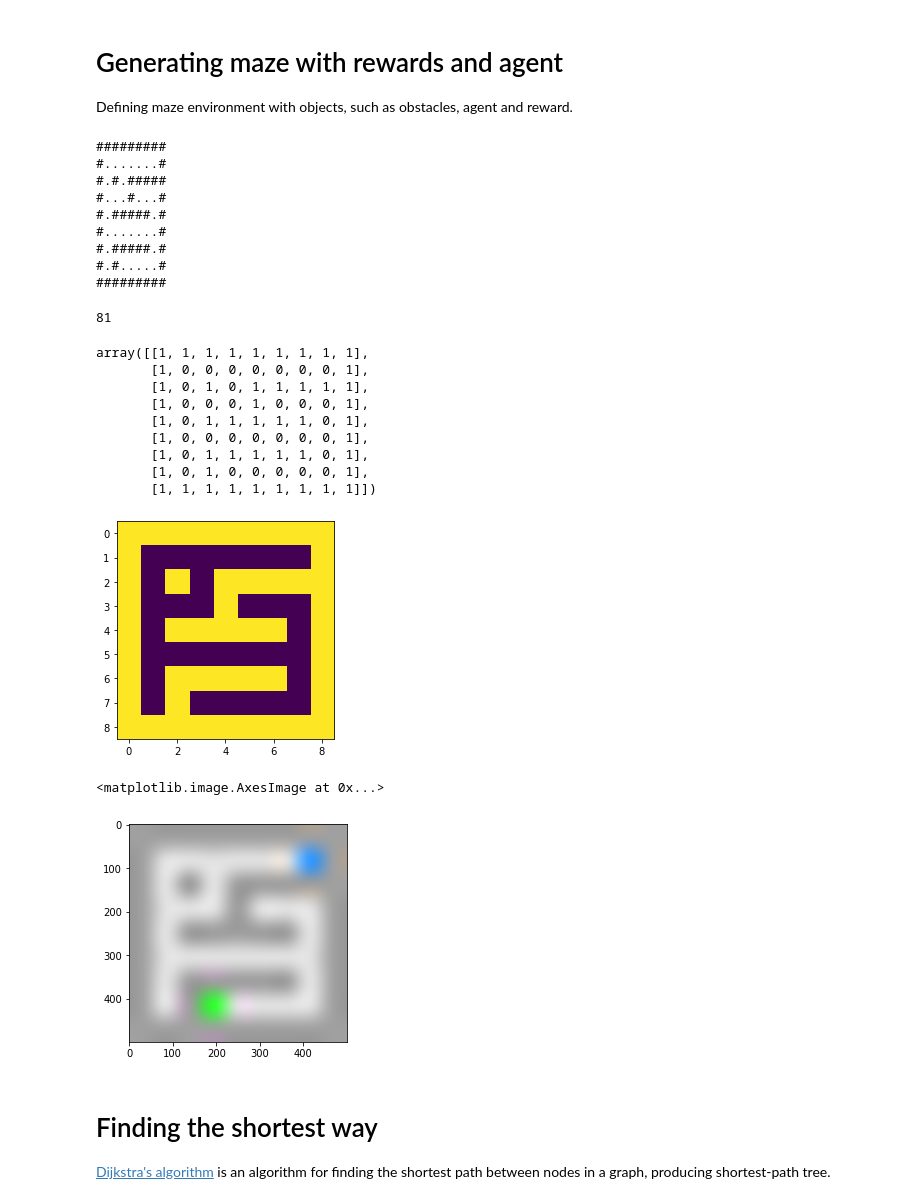
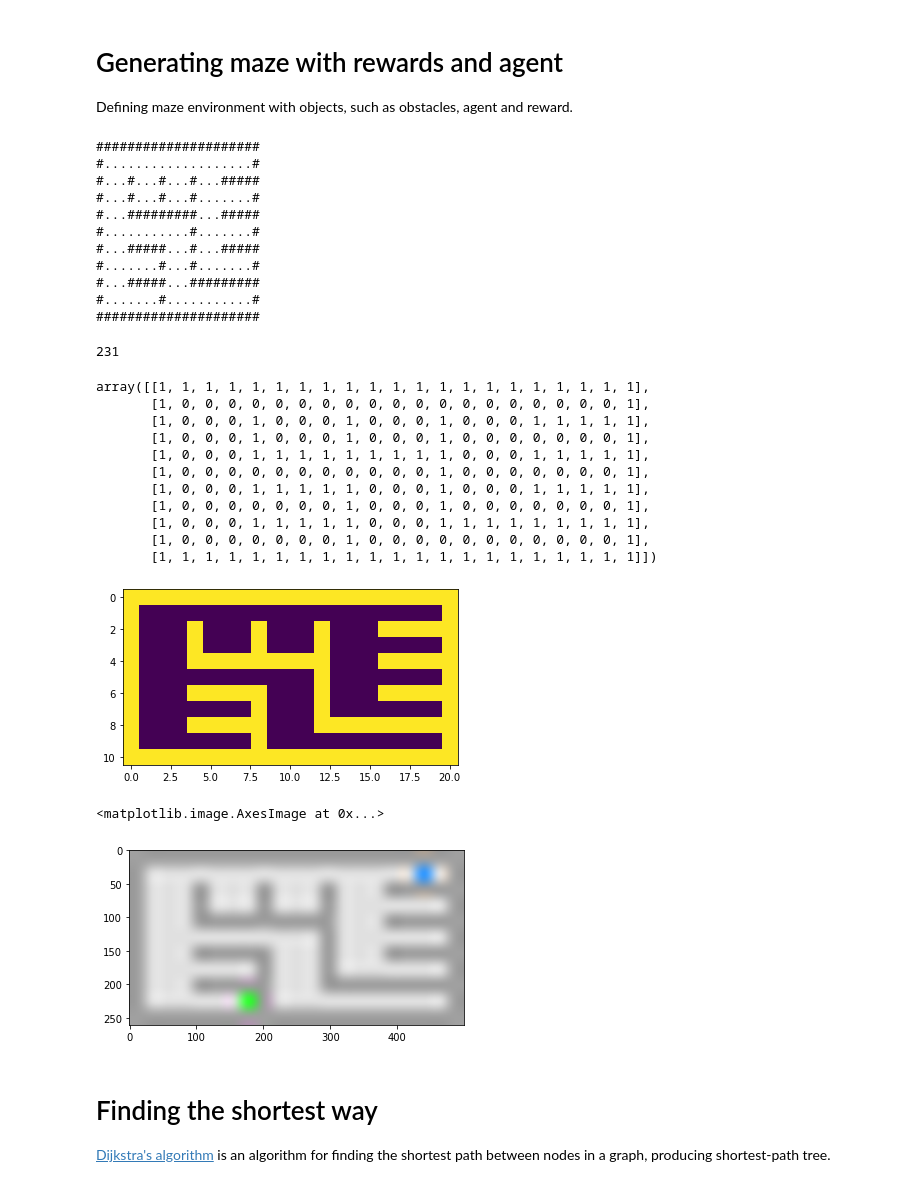
Before and after one commit to wsojka00/graph_navig, a Jupyter notebook: mazelab/experiment.ipynb, the cells around one changed output. Drawn from its saved outputs; the diff is of its cells as text; code cells hidden in the pictures.

```diff
--- a/mazelab/experiment.ipynb
+++ b/mazelab/experiment.ipynb
@@ -15,22 +15,21 @@ from mazelab import MooreMotion
 
 ## in numpy array \1 for walls and \0 for a possible way
 
-f = open('1.txt', 'r')
+f = open('2.txt', 'r')
 maze_txt = f.read()
 print(maze_txt)
-
-g = open('2.txt', 'r')
-maze2_txt = g.read()
 # %% [output]
-#########
-#.......#
-#.#.#####
-#...#...#
-#.#####.#
-#.......#
-#.#####.#
-#.#.....#
-#########
+#####################
+#...................#
+#...#...#...#...#####
+#...#...#...#.......#
+#...#########...#####
+#...........#.......#
+#...#####...#...#####
+#.......#...#.......#
+#...#####...#########
+#.......#...........#
+#####################
 # %%
 maze_lst = []
 for i in maze_txt:
@@ -43,28 +42,30 @@ for i in maze_txt:
 print(len(maze_lst))
 
 maze = np.array(maze_lst)
-maze = maze.reshape(9,9)
+maze = maze.reshape(11,21)
 maze
 # %% [output]
-81
+231
-array([[1, 1, 1, 1, 1, 1, 1, 1, 1],
-       [1, 0, 0, 0, 0, 0, 0, 0, 1],
-       [1, 0, 1, 0, 1, 1, 1, 1, 1],
-       [1, 0, 0, 0, 1, 0, 0, 0, 1],
-       [1, 0, 1, 1, 1, 1, 1, 0, 1],
-       [1, 0, 0, 0, 0, 0, 0, 0, 1],
-       [1, 0, 1, 1, 1, 1, 1, 0, 1],
-       [1, 0, 1, 0, 0, 0, 0, 0, 1],
-       [1, 1, 1, 1, 1, 1, 1, 1, 1]])
+array([[1, 1, 1, 1, 1, 1, 1, 1, 1, 1, 1, 1, 1, 1, 1, 1, 1, 1, 1, 1, 1],
+       [1, 0, 0, 0, 0, 0, 0, 0, 0, 0, 0, 0, 0, 0, 0, 0, 0, 0, 0, 0, 1],
+       [1, 0, 0, 0, 1, 0, 0, 0, 1, 0, 0, 0, 1, 0, 0, 0, 1, 1, 1, 1, 1],
+       [1, 0, 0, 0, 1, 0, 0, 0, 1, 0, 0, 0, 1, 0, 0, 0, 0, 0, 0, 0, 1],
+       [1, 0, 0, 0, 1, 1, 1, 1, 1, 1, 1, 1, 1, 0, 0, 0, 1, 1, 1, 1, 1],
+       [1, 0, 0, 0, 0, 0, 0, 0, 0, 0, 0, 0, 1, 0, 0, 0, 0, 0, 0, 0, 1],
+       [1, 0, 0, 0, 1, 1, 1, 1, 1, 0, 0, 0, 1, 0, 0, 0, 1, 1, 1, 1, 1],
+       [1, 0, 0, 0, 0, 0, 0, 0, 1, 0, 0, 0, 1, 0, 0, 0, 0, 0, 0, 0, 1],
+       [1, 0, 0, 0, 1, 1, 1, 1, 1, 0, 0, 0, 1, 1, 1, 1, 1, 1, 1, 1, 1],
+       [1, 0, 0, 0, 0, 0, 0, 0, 1, 0, 0, 0, 0, 0, 0, 0, 0, 0, 0, 0, 1],
+       [1, 1, 1, 1, 1, 1, 1, 1, 1, 1, 1, 1, 1, 1, 1, 1, 1, 1, 1, 1, 1]])
 # %%
-start_idx = [[1,7]]
-goal_idx = [[7, 3]]
+start_idx = [[1,18]]
+goal_idx = [[9, 7]]
 
 plt.imshow(maze)
 
-env_id = 'MazeRoom-v0'
+env_id = 'MazeRoom-v1'
 # %% [output]
-[figure, old version]
+[figure, new version]
 # %%
 # Four room task
 #x = np.array([np.ones(19),
@@ -184,7 +185,7 @@ img = env.render('rgb_array')
 plt.imshow(img)
 # %% [output]
 <matplotlib.image.AxesImage at 0x...>
-[figure, old version]
+[figure, new version]
 # %% [markdown]
 # Finding the shortest way
 
```
Also changed, not shown: parts of 3 cells of this notebook, 1 other file.
